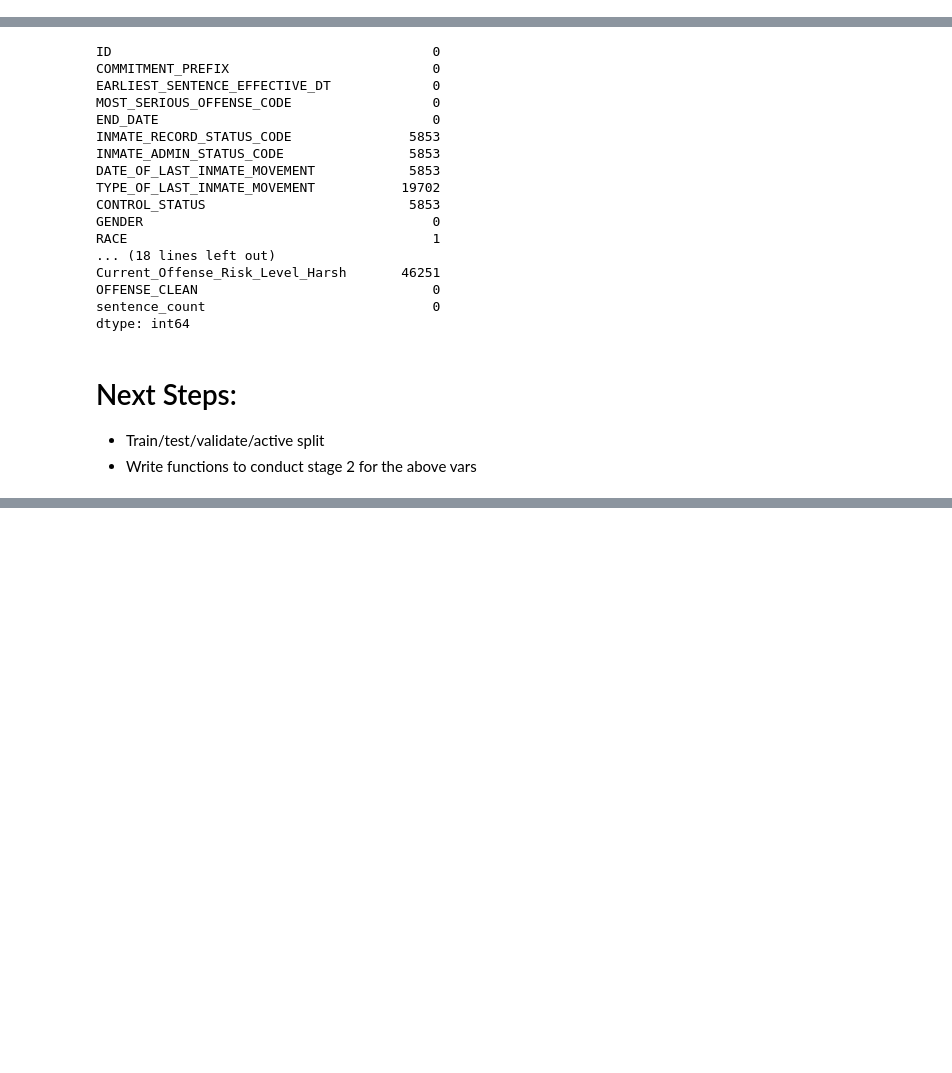
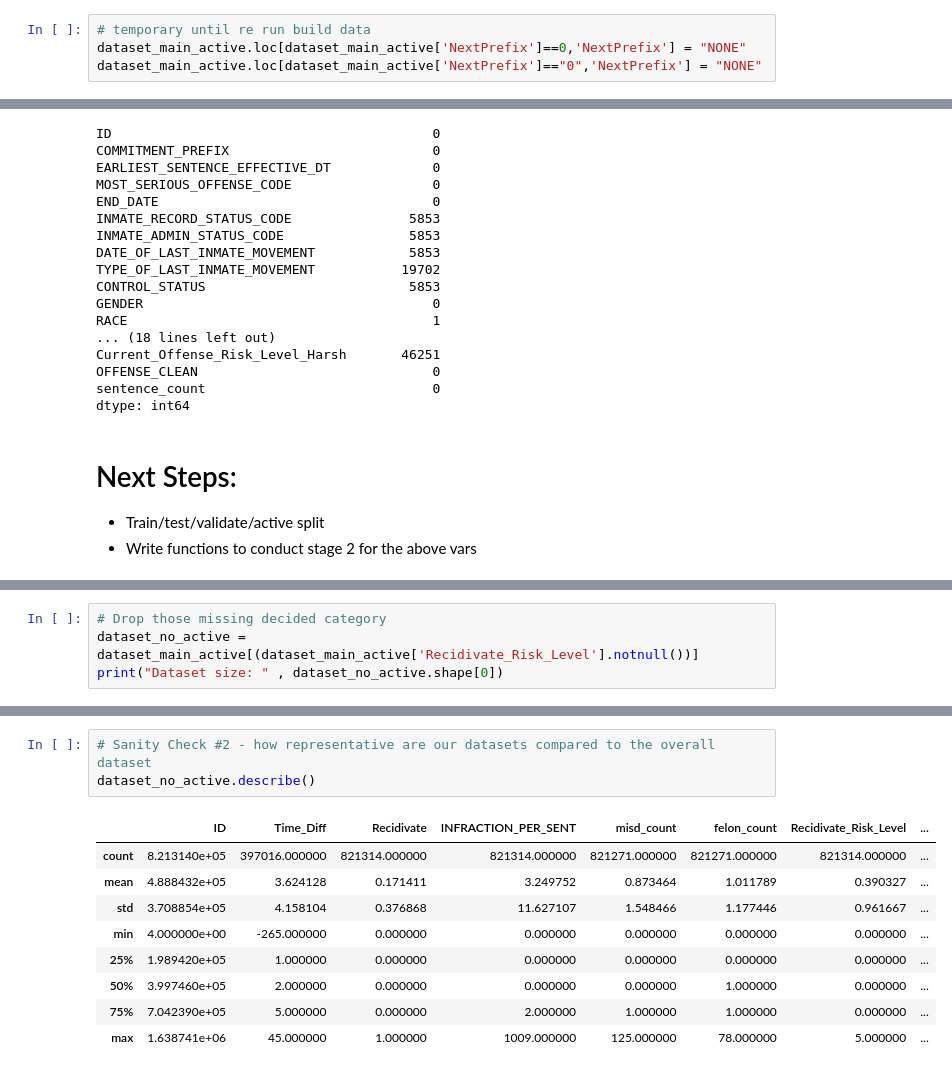
Before and after one commit to christi-liongson/covid_decarceration, a Jupyter notebook: files/features_split_preprocess.ipynb, the cells around one changed output, grey strips where cells are left out. Saved outputs shown, nothing was run; the diff lists cells and outputs as text; blank space fills up the shorter version.

```diff
--- a/files/features_split_preprocess.ipynb
+++ b/files/features_split_preprocess.ipynb
@@ -542,3 +318,7 @@ Calculate the accuracy of your models based on your testing set, and validate mo
 import pandas as pd
 # %%
 dataset_main_active = pd.read_csv('../data/dataset_main_active.csv')
+# %%
+# temporary until re run build data
+dataset_main_active.loc[dataset_main_active['NextPrefix']==0,'NextPrefix'] = "NONE"
+dataset_main_active.loc[dataset_main_active['NextPrefix']=="0",'NextPrefix'] = "NONE"
@@ -671,0 +480,4 @@ dtype: int64
+# %%
+# Drop those missing decided category
+dataset_no_active = dataset_main_active[(dataset_main_active['Recidivate_Risk_Level'].notnull())]
+print("Dataset size: " , dataset_no_active.shape[0])
@@ -671,0 +572,13 @@ dtype: int64
+# %%
+# Sanity Check #2 - how representative are our datasets compared to the overall dataset
+dataset_no_active.describe()
+# %% [output]
+|  | ID | Time_Diff | Recidivate | INFRACTION_PER_SENT | misd_count | felon_count | Recidivate_Risk_Level | ... |
+| count | 8.213140e+05 | 397016.000000 | 821314.000000 | 821314.000000 | 821271.000000 | 821271.000000 | 821314.000000 | ... |
+| mean | 4.888432e+05 | 3.624128 | 0.171411 | 3.249752 | 0.873464 | 1.011789 | 0.390327 | ... |
+| std | 3.708854e+05 | 4.158104 | 0.376868 | 11.627107 | 1.548466 | 1.177446 | 0.961667 | ... |
+| min | 4.000000e+00 | -265.000000 | 0.000000 | 0.000000 | 0.000000 | 0.000000 | 0.000000 | ... |
+| 25% | 1.989420e+05 | 1.000000 | 0.000000 | 0.000000 | 0.000000 | 0.000000 | 0.000000 | ... |
+| 50% | 3.997460e+05 | 2.000000 | 0.000000 | 0.000000 | 0.000000 | 1.000000 | 0.000000 | ... |
+| 75% | 7.042390e+05 | 5.000000 | 0.000000 | 2.000000 | 1.000000 | 1.000000 | 0.000000 | ... |
+| max | 1.638741e+06 | 45.000000 | 1.000000 | 1009.000000 | 125.000000 | 78.000000 | 5.000000 | ... |
```
Also changed, not shown: parts of 44 cells of this notebook.
